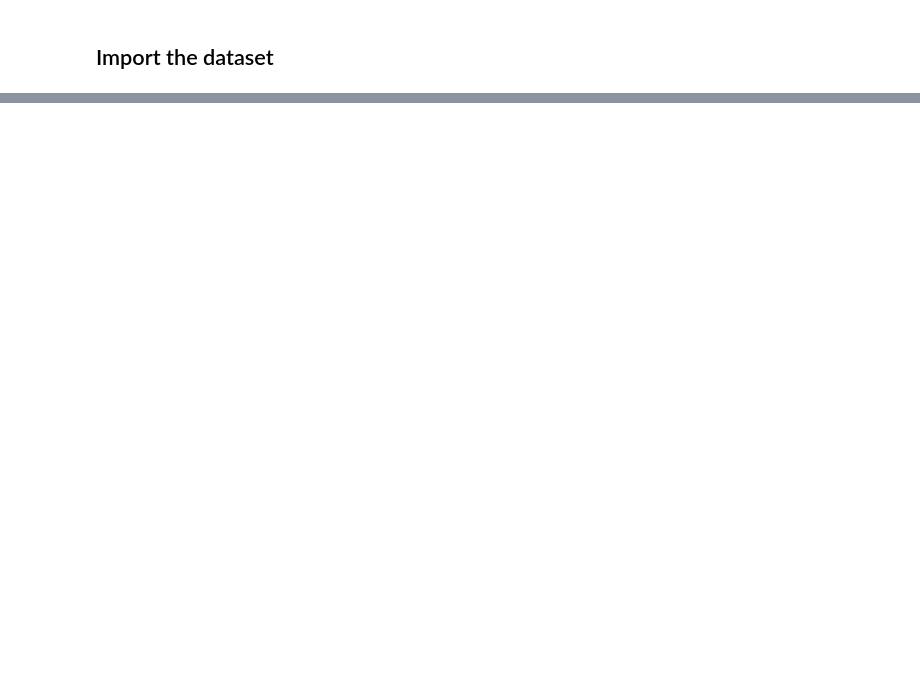
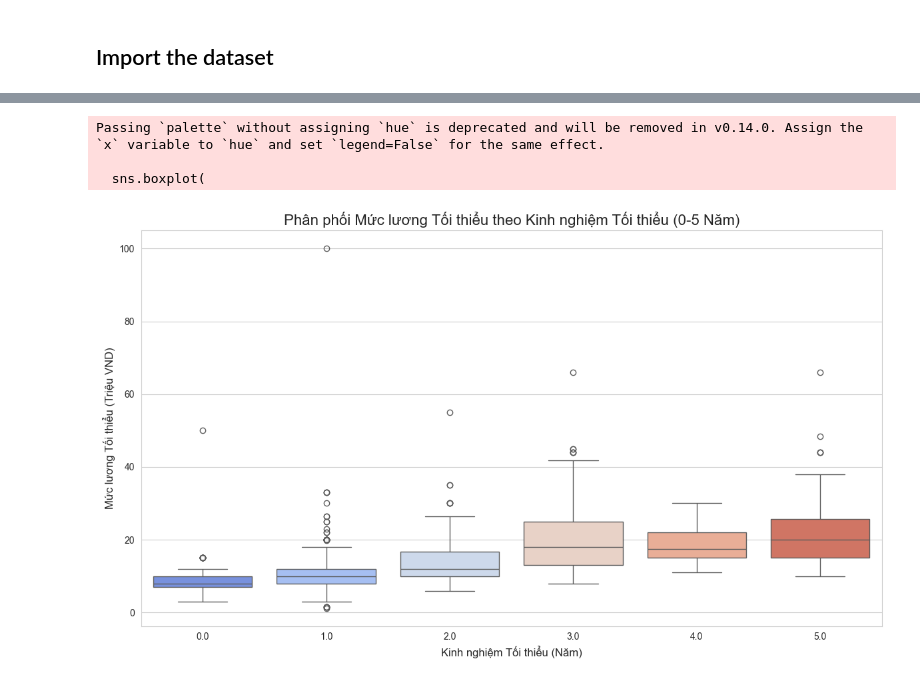
Before and after one commit to RokeMSE/DataVisualizaton-Final, a Jupyter notebook: Processing.ipynb, the cells around one changed output, grey strips where cells are left out. Drawn from its saved outputs; the diff is of its cells as text; code cells hidden in the pictures; blank space fills up the shorter version.

```diff
--- a/Processing.ipynb
+++ b/Processing.ipynb
@@ -172,0 +397,25 @@ memory usage: 171.2+ KB
+# %%
+# 5. Kinh nghiệm so với Mức lương
+exp_salary_df = df[['min_experience_years', 'min_salary_mil_vnd']].dropna()
+exp_salary_df = exp_salary_df.replace([np.inf, -np.inf], np.nan).dropna()
+exp_salary_filtered = exp_salary_df[exp_salary_df['min_experience_years'] <= 5]
+
+plt.figure(figsize=(12, 7))
+sns.boxplot(
+    x='min_experience_years',
+    y='min_salary_mil_vnd',
+    data=exp_salary_filtered,
+    palette="coolwarm"
+)
+plt.title('Phân phối Mức lương Tối thiểu theo Kinh nghiệm Tối thiểu (0-5 Năm)', fontsize=16)
+plt.xlabel('Kinh nghiệm Tối thiểu (Năm)', fontsize=12)
+plt.ylabel('Mức lương Tối thiểu (Triệu VND)', fontsize=12)
+plt.xticks(fontsize=10)
+plt.yticks(fontsize=10)
+plt.tight_layout()
+plt.show()
+# %% [output]
+Passing `palette` without assigning `hue` is deprecated and will be removed in v0.14.0. Assign the `x` variable to `hue` and set `legend=False` for the same effect.
+
+  sns.boxplot(
+[figure, added]
```
Also changed, not shown: parts of 19 cells of this notebook, 2 other files.
